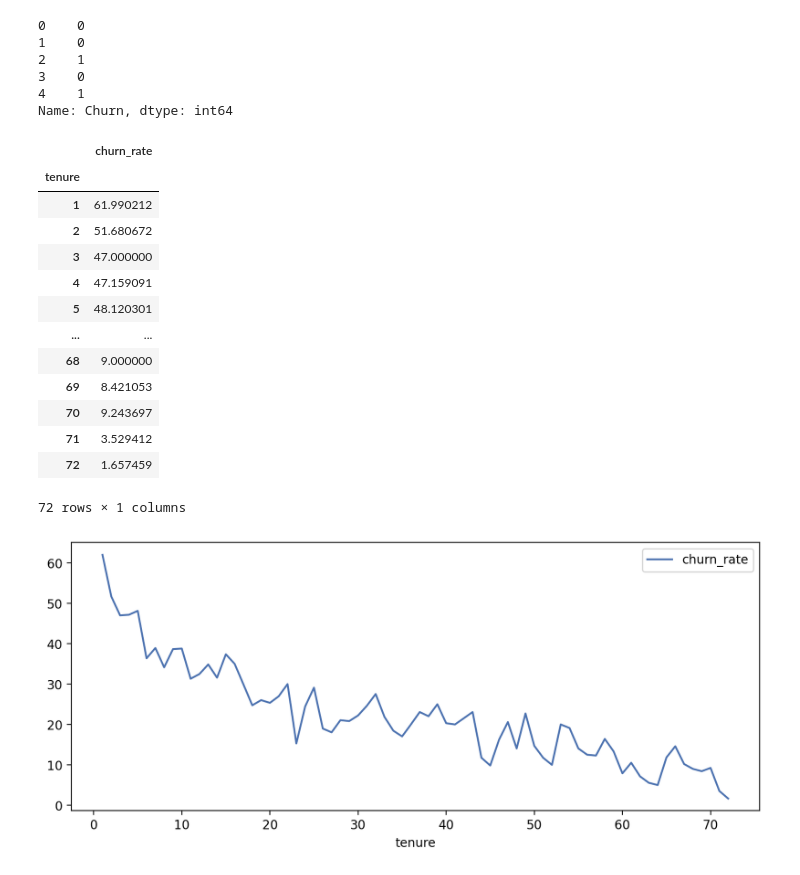
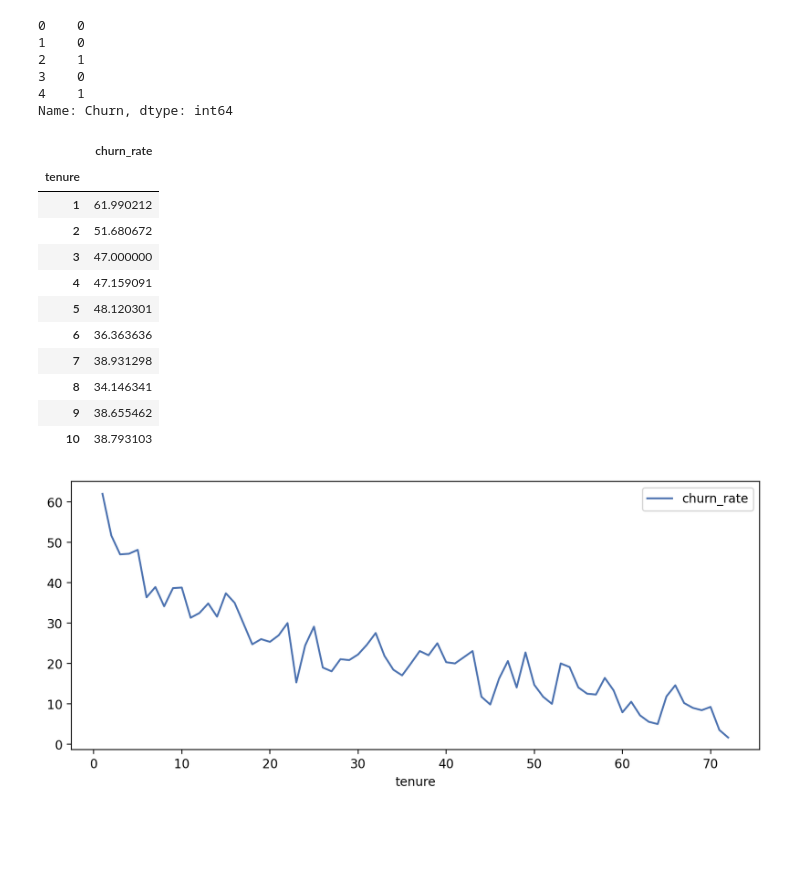
Before and after one commit to Robert-F-Mulligan/customer-churn-analysis, a Jupyter notebook: notebooks/customer-churn-analysis.ipynb, the cells around one changed output. Drawn from its saved outputs; the diff is of its cells as text; code cells hidden in the pictures; blank space fills up the shorter version.

```diff
--- a/notebooks/customer-churn-analysis.ipynb
+++ b/notebooks/customer-churn-analysis.ipynb
@@ -293,22 +261,20 @@ Name: Churn, dtype: int64
 # %%
 churn_rate = churn_df.groupby('tenure').agg(churn_rate= ('Churn', 'mean')).mul(100)
 
-churn_rate
+churn_rate.head(10)
 # %% [output]
 |  | churn_rate |
 | tenure |  |
 | 1 | 61.990212 |
 | 2 | 51.680672 |
 | 3 | 47.000000 |
 | 4 | 47.159091 |
 | 5 | 48.120301 |
-| ... | ... |
-| 68 | 9.000000 |
-| 69 | 8.421053 |
-| 70 | 9.243697 |
-| 71 | 3.529412 |
-| 72 | 1.657459 |
+| 6 | 36.363636 |
+| 7 | 38.931298 |
+| 8 | 34.146341 |
+| 9 | 38.655462 |
+| 10 | 38.793103 |
-72 rows × 1 columns
 # %%
 fig, ax = plt.subplots(figsize=(10,4), dpi=200)
 churn_rate.plot(ax=ax);
```
Also changed, not shown: parts of 20 cells of this notebook.
